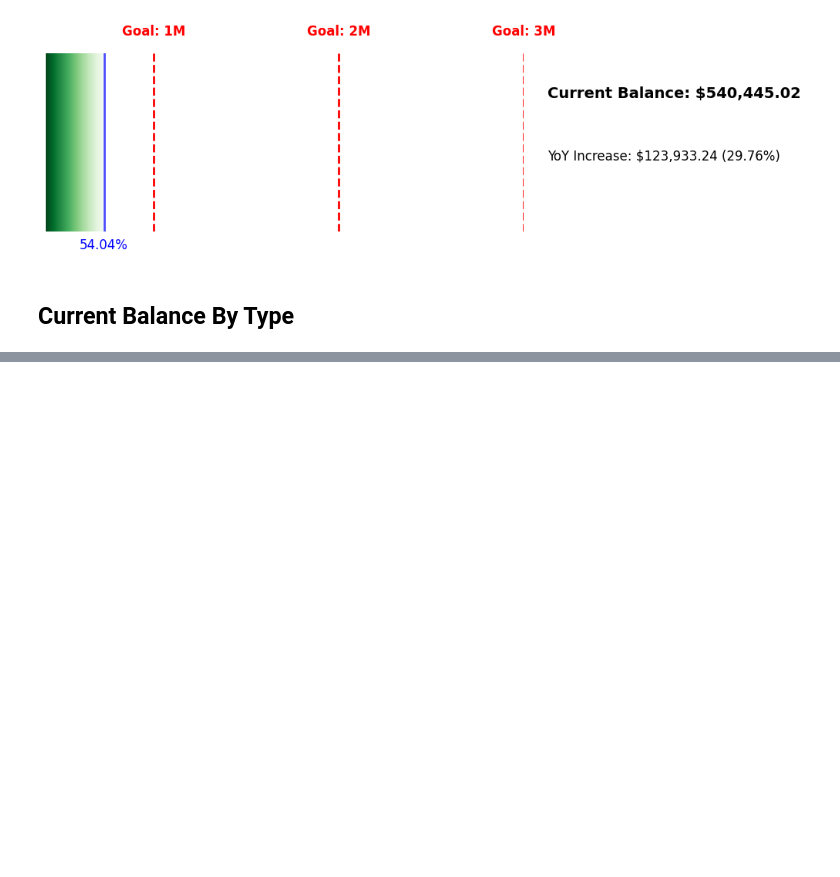
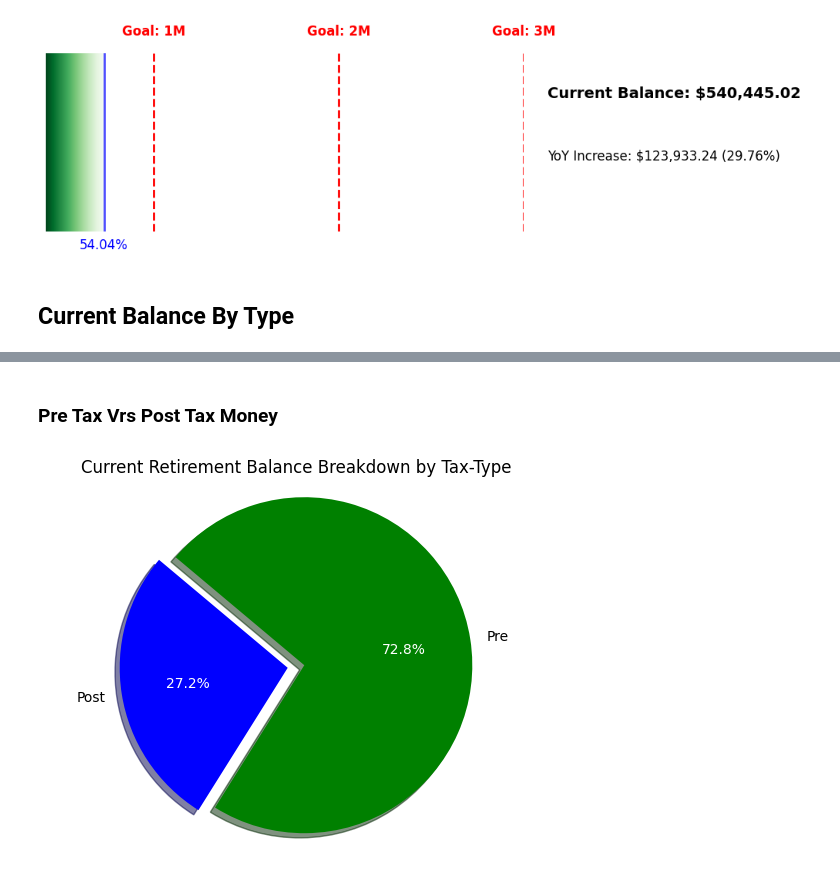
Before and after one commit to rkrall85/learning-through-bits, a Jupyter notebook: FIRE/reports/fire_trackers.ipynb, the cells around one changed output, grey strips where cells are left out. Cells and saved outputs as stored; diff of their text form; code cells hidden in the pictures; blank space fills up the shorter version.

Commit message:
added break down by tax type for retirement in fire_trackers.ipynb able to compare to previous ytq to current ytq for contributions left.

```diff
--- a/FIRE/reports/fire_trackers.ipynb
+++ b/FIRE/reports/fire_trackers.ipynb
@@ -37,0 +37,9 @@ pie_chart_balance_breakdown(df)
+# %% [markdown]
+### Pre Tax Vrs Post Tax Money
+# %%
+current_balance_df = current_balance_df.copy()  # Create a copy of the DataFrame
+current_balance_df['Tax-Type'] = current_balance_df['Type'].apply(lambda x: 'Post' if 'Roth' in x or x == 'HSA' else 'Pre')
+df = current_balance_df.groupby(['Tax-Type']).agg(Balances=('Balance', 'sum')).reset_index()
+pie_chart_balance_breakdown(df, by_column='Tax-Type')
+# %% [output]
+[figure, added]
```
Also changed, not shown: parts of 1 cell of this notebook, 4 other files.
